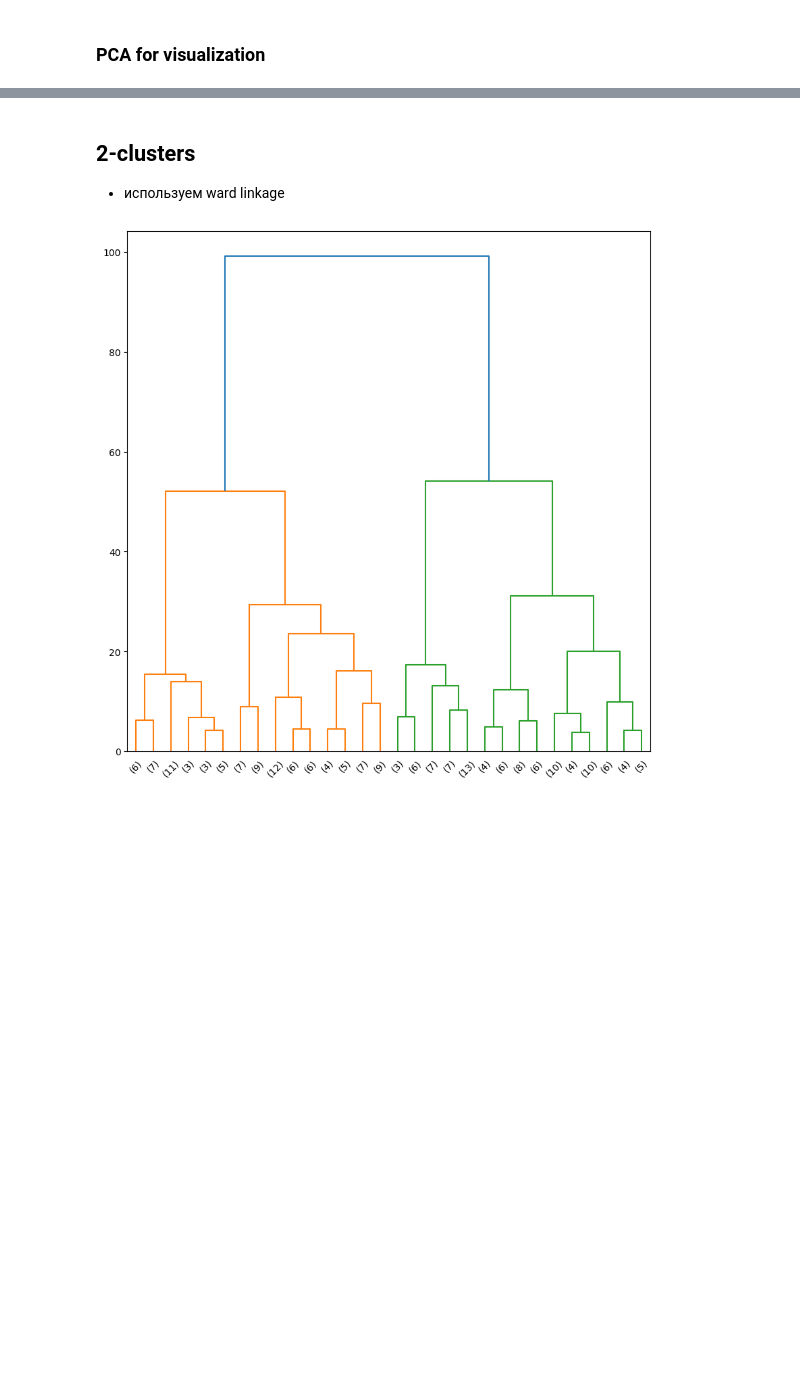
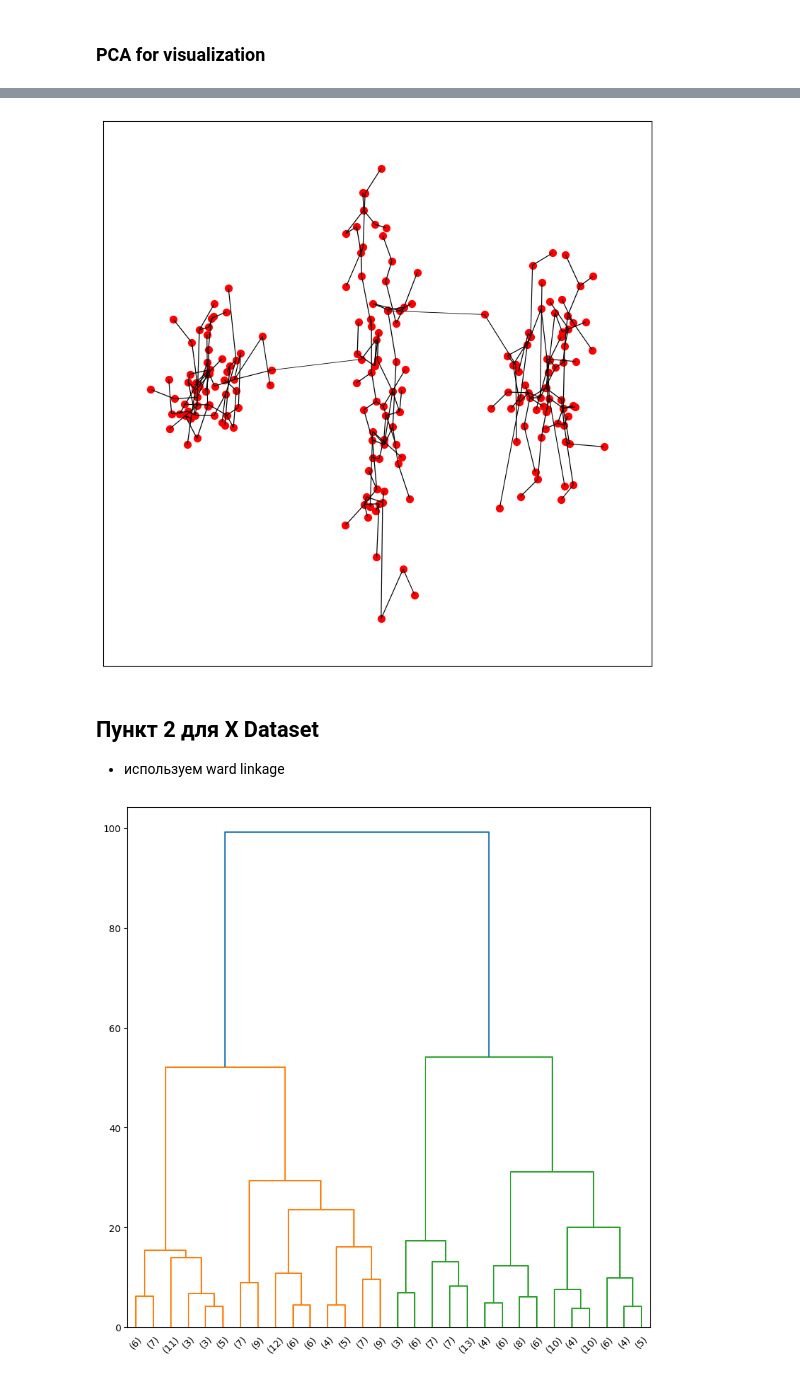
Before and after one commit to DanKolganov/Cluster_analisys, a Jupyter notebook: main.ipynb, the cells around one changed output, grey strips where cells are left out. Saved outputs shown, nothing was run; the diff lists cells and outputs as text; code cells hidden in the pictures; blank space fills up the shorter version.

```diff
--- a/main.ipynb
+++ b/main.ipynb
@@ -154,5 +159,9 @@ PCA_(setY, MST_G_Y, clusters='blue')
+# %%
+PCA_(setY, MST_G_Y, clusters='red')
+# %% [output]
+[figure, added]
 # %% [markdown]
-## 2-clusters
+## Пункт 2 для X Dataset
 
 + используем ward linkage
 # %%
```
Also changed, not shown: parts of 110 cells of this notebook.
